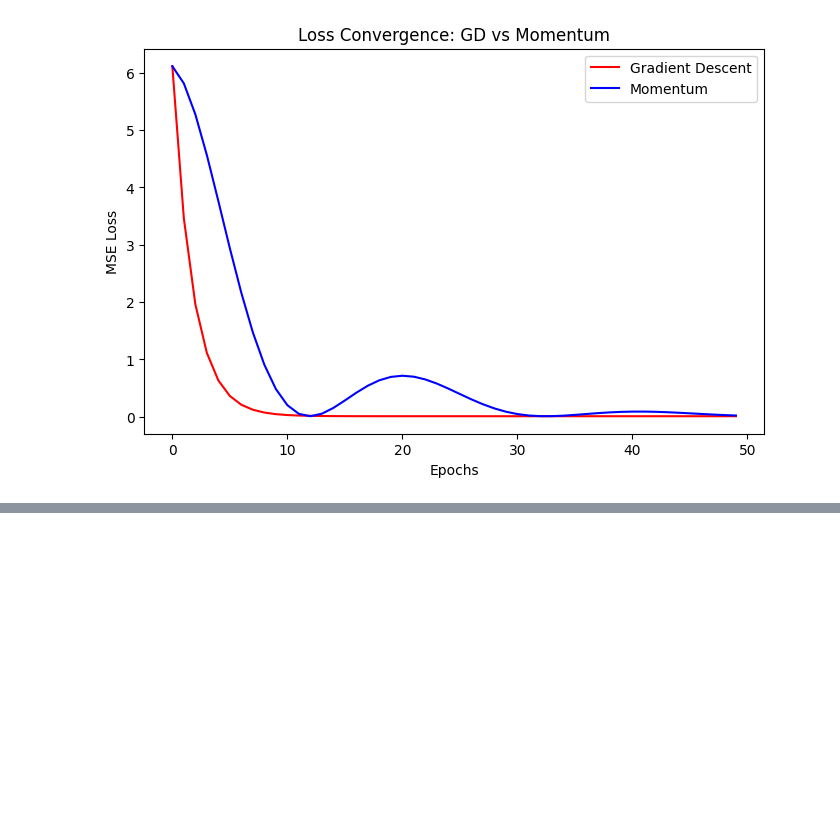
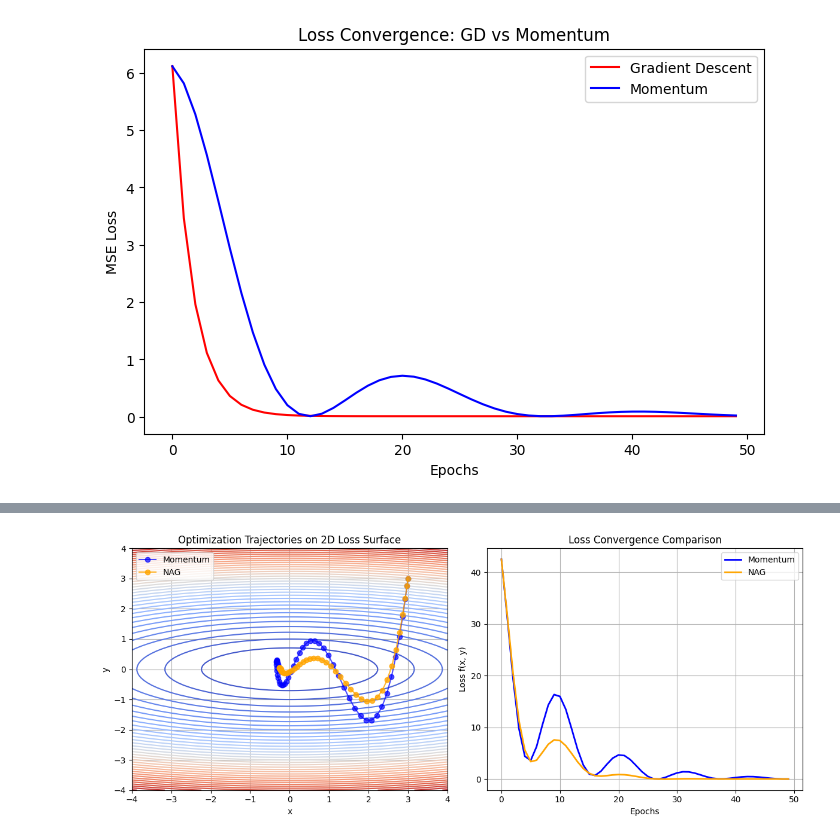
Before and after one commit to codeMaestro78/Machine-learning, a Jupyter notebook: Deep learning/Tensorflow/optimization in DL.ipynb, the cells around one changed output, grey strips where cells are left out. Cells and saved outputs as stored; diff of their text form; code cells hidden in the pictures; blank space fills up the shorter version.

Commit message:
add nag(optimizers) in deep learning

```diff
--- a/Deep learning/Tensorflow/optimization in DL.ipynb
+++ b/Deep learning/Tensorflow/optimization in DL.ipynb
@@ -382,0 +437,78 @@ plt.show()
+# %%
+import numpy as np
+import matplotlib.pyplot as plt
+
+
+def f(x, y):
+    return 0.5 * x**2 + 5 * y**2
+
+
+def grad_f(x, y):
+    return np.array([x, 10 * y])
+
+
+eta = 0.08   # learning rate
+beta = 0.9
+epochs = 50
+
+
+theta_mom = np.array([3.0, 3.0])  # start far from origin
+theta_nag = np.array([3.0, 3.0])
+v_mom = np.zeros(2)
+v_nag = np.zeros(2)
+
+
+mom_path, nag_path = [theta_mom.copy()], [theta_nag.copy()]
+mom_losses, nag_losses = [], []
+
+
+for epoch in range(epochs):
+
+    grad = grad_f(*theta_mom)
+    v_mom = beta * v_mom + (1 - beta) * grad
+    theta_mom -= eta * v_mom
+    mom_path.append(theta_mom.copy())
+    mom_losses.append(f(*theta_mom))
+
+
+    lookahead = theta_nag - eta * beta * v_nag
+    grad_nag = grad_f(*lookahead)
+    v_nag = beta * v_nag + (1 - beta) * grad_nag
+    theta_nag -= eta * v_nag
+    nag_path.append(theta_nag.copy())
+    nag_losses.append(f(*theta_nag))
+
+mom_path, nag_path = np.array(mom_path), np.array(nag_path)
+
+
+x_vals = np.linspace(-4, 4, 100)
+y_vals = np.linspace(-4, 4, 100)
+X, Y = np.meshgrid(x_vals, y_vals)
+Z = f(X, Y)
+
+plt.figure(figsize=(12, 5))
+
+plt.subplot(1, 2, 1)
+plt.contour(X, Y, Z, levels=40, cmap='coolwarm')
+plt.plot(mom_path[:, 0], mom_path[:, 1], 'o-', label='Momentum', color='blue', alpha=0.7)
+plt.plot(nag_path[:, 0], nag_path[:, 1], 'o-', label='NAG', color='orange', alpha=0.8)
+plt.title("Optimization Trajectories on 2D Loss Surface")
+plt.xlabel("x")
+plt.ylabel("y")
+plt.legend()
+plt.grid(True)
+
+
+plt.subplot(1, 2, 2)
+plt.plot(mom_losses, label='Momentum', linewidth=2, color='blue')
+plt.plot(nag_losses, label='NAG', linewidth=2, color='orange')
+plt.title("Loss Convergence Comparison")
+plt.xlabel("Epochs")
+plt.ylabel("Loss f(x, y)")
+plt.legend()
+plt.grid(True)
+
+plt.tight_layout()
+plt.show()
+# %% [output]
+[figure, added]
```
Also changed, not shown: parts of 2 cells of this notebook.
